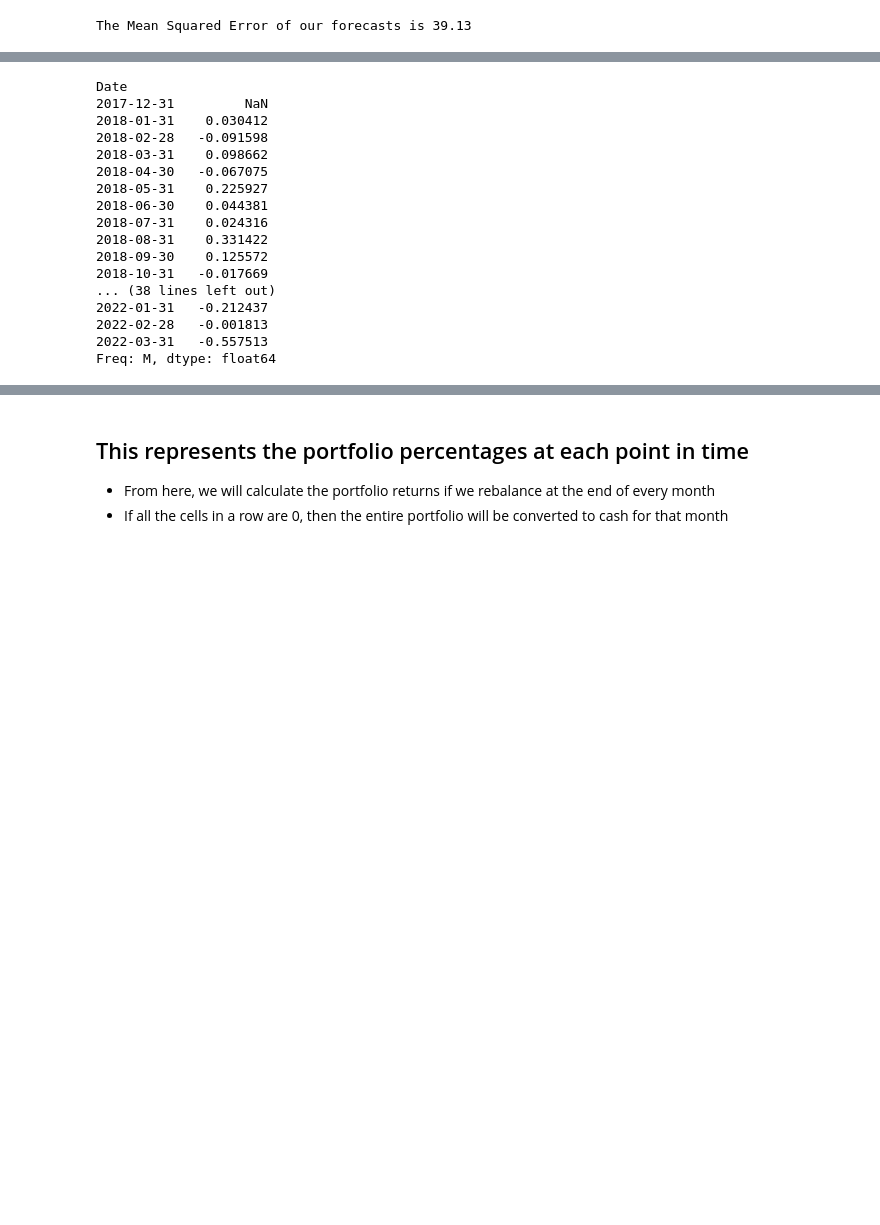
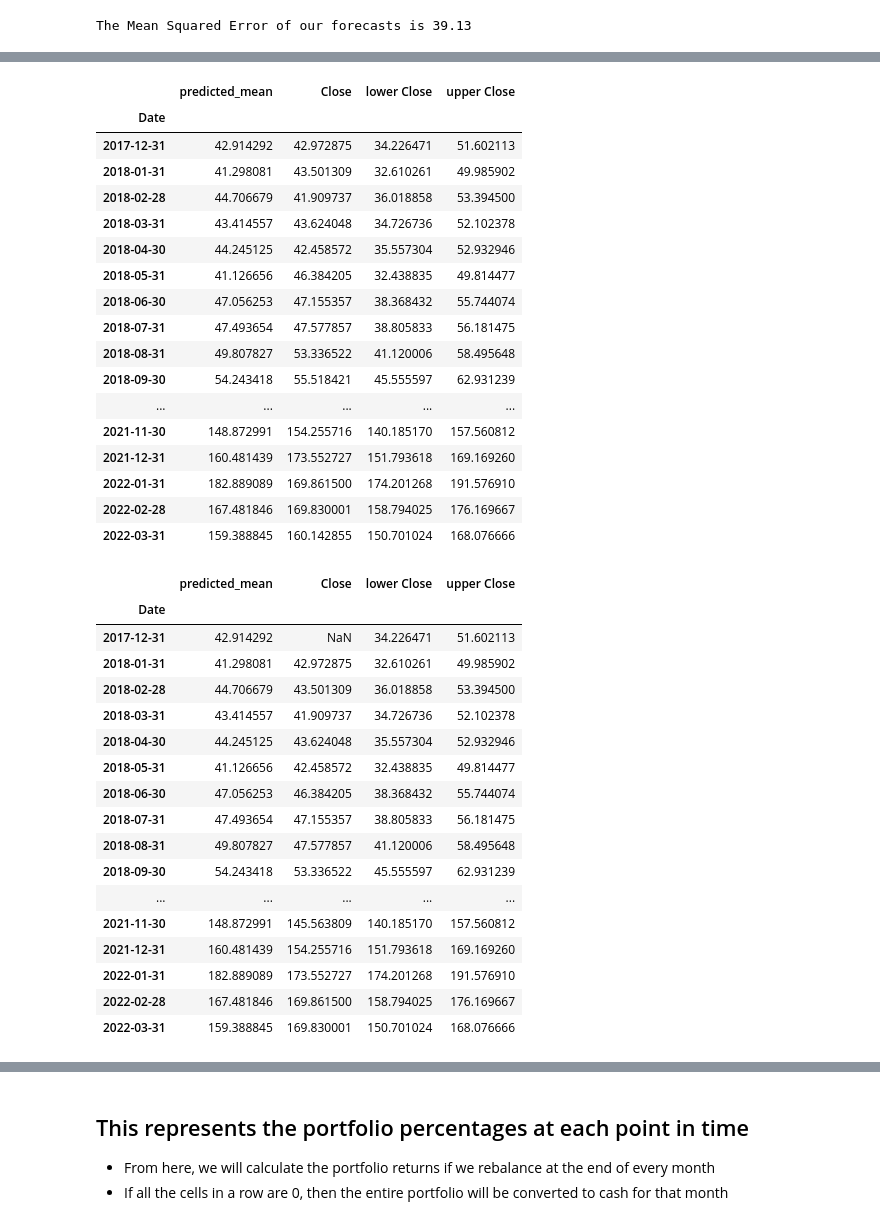
Before and after one commit to Royleong31/Stock-Portfolio-Optimiser, a Jupyter notebook: arima/after ratio calculation-2.ipynb, the cells around one changed output, grey strips where cells are left out. Saved outputs shown, nothing was run; the diff lists cells and outputs as text; code cells hidden in the pictures; blank space fills up the shorter version.

```diff
--- a/arima/after ratio calculation-2.ipynb
+++ b/arima/after ratio calculation-2.ipynb
@@ -669,0 +860,49 @@ display(diff_result2)
+# %%
+roy_calculation2 = pd.DataFrame(y_forecasted2)
+roy_calculation2 = pd.concat([roy_calculation2,y_truth2], axis=1).reindex(y_truth2.index)
+
+pred_ci2df = pd.DataFrame(pred_ci2)
+roy_calculation2 = pd.concat([roy_calculation2,pred_ci2df], axis=1).reindex(roy_calculation2.index)
+display(roy_calculation2)
+roy_calculation2['Close']=roy_calculation2['Close'].shift(1)
+display(roy_calculation2)
+
+roy_ratio = (roy_calculation2['predicted_mean']-roy_calculation2['Close'])/(roy_calculation2['upper Close']-roy_calculation2['lower Close'])
+display(roy_ratio)
+# %% [output]
+|  | predicted_mean | Close | lower Close | upper Close |
+| Date |  |  |  |  |
+| 2017-12-31 | 42.914292 | 42.972875 | 34.226471 | 51.602113 |
+| 2018-01-31 | 41.298081 | 43.501309 | 32.610261 | 49.985902 |
+| 2018-02-28 | 44.706679 | 41.909737 | 36.018858 | 53.394500 |
+| 2018-03-31 | 43.414557 | 43.624048 | 34.726736 | 52.102378 |
+| 2018-04-30 | 44.245125 | 42.458572 | 35.557304 | 52.932946 |
+| 2018-05-31 | 41.126656 | 46.384205 | 32.438835 | 49.814477 |
+| 2018-06-30 | 47.056253 | 47.155357 | 38.368432 | 55.744074 |
+| 2018-07-31 | 47.493654 | 47.577857 | 38.805833 | 56.181475 |
+| 2018-08-31 | 49.807827 | 53.336522 | 41.120006 | 58.495648 |
+| 2018-09-30 | 54.243418 | 55.518421 | 45.555597 | 62.931239 |
+| ... | ... | ... | ... | ... |
+| 2021-11-30 | 148.872991 | 154.255716 | 140.185170 | 157.560812 |
+| 2021-12-31 | 160.481439 | 173.552727 | 151.793618 | 169.169260 |
+| 2022-01-31 | 182.889089 | 169.861500 | 174.201268 | 191.576910 |
+| 2022-02-28 | 167.481846 | 169.830001 | 158.794025 | 176.169667 |
+| 2022-03-31 | 159.388845 | 160.142855 | 150.701024 | 168.076666 |
+|  | predicted_mean | Close | lower Close | upper Close |
+| Date |  |  |  |  |
+| 2017-12-31 | 42.914292 | NaN | 34.226471 | 51.602113 |
+| 2018-01-31 | 41.298081 | 42.972875 | 32.610261 | 49.985902 |
+| 2018-02-28 | 44.706679 | 43.501309 | 36.018858 | 53.394500 |
+| 2018-03-31 | 43.414557 | 41.909737 | 34.726736 | 52.102378 |
+| 2018-04-30 | 44.245125 | 43.624048 | 35.557304 | 52.932946 |
+| 2018-05-31 | 41.126656 | 42.458572 | 32.438835 | 49.814477 |
+| 2018-06-30 | 47.056253 | 46.384205 | 38.368432 | 55.744074 |
+| 2018-07-31 | 47.493654 | 47.155357 | 38.805833 | 56.181475 |
+| 2018-08-31 | 49.807827 | 47.577857 | 41.120006 | 58.495648 |
+| 2018-09-30 | 54.243418 | 53.336522 | 45.555597 | 62.931239 |
+| ... | ... | ... | ... | ... |
+| 2021-11-30 | 148.872991 | 145.563809 | 140.185170 | 157.560812 |
+| 2021-12-31 | 160.481439 | 154.255716 | 151.793618 | 169.169260 |
+| 2022-01-31 | 182.889089 | 173.552727 | 174.201268 | 191.576910 |
+| 2022-02-28 | 167.481846 | 169.861500 | 158.794025 | 176.169667 |
+| 2022-03-31 | 159.388845 | 169.830001 | 150.701024 | 168.076666 |
@@ -670,24 +926,5 @@ display(diff_result2)
 # %%
-roy_ratio2=((diff_result2['Close'] )/(pred_ci2['upper Close']-pred_ci2['lower Close']))
-roy_ratio2 # predicted_mean/range of prediction=((upper+lower)/2)/upper-lower
+ # predicted_mean/range of prediction=((upper+lower)/2)/upper-lower
-# %% [output]
-Date
-2017-12-31         NaN
-2018-01-31    0.030412
-2018-02-28   -0.091598
-2018-03-31    0.098662
-2018-04-30   -0.067075
-2018-05-31    0.225927
-2018-06-30    0.044381
-2018-07-31    0.024316
-2018-08-31    0.331422
-2018-09-30    0.125572
-2018-10-31   -0.017669
-... (38 lines left out)
-2022-01-31   -0.212437
-2022-02-28   -0.001813
-2022-03-31   -0.557513
-Freq: M, dtype: float64
 # %%
 def get_ratio(name):
     stock2=(web.DataReader(name, data_source='yahoo', start = '2010-06-29', end = '2022-03-18'))['Close']
```
Also changed, not shown: parts of 20 cells of this notebook.
